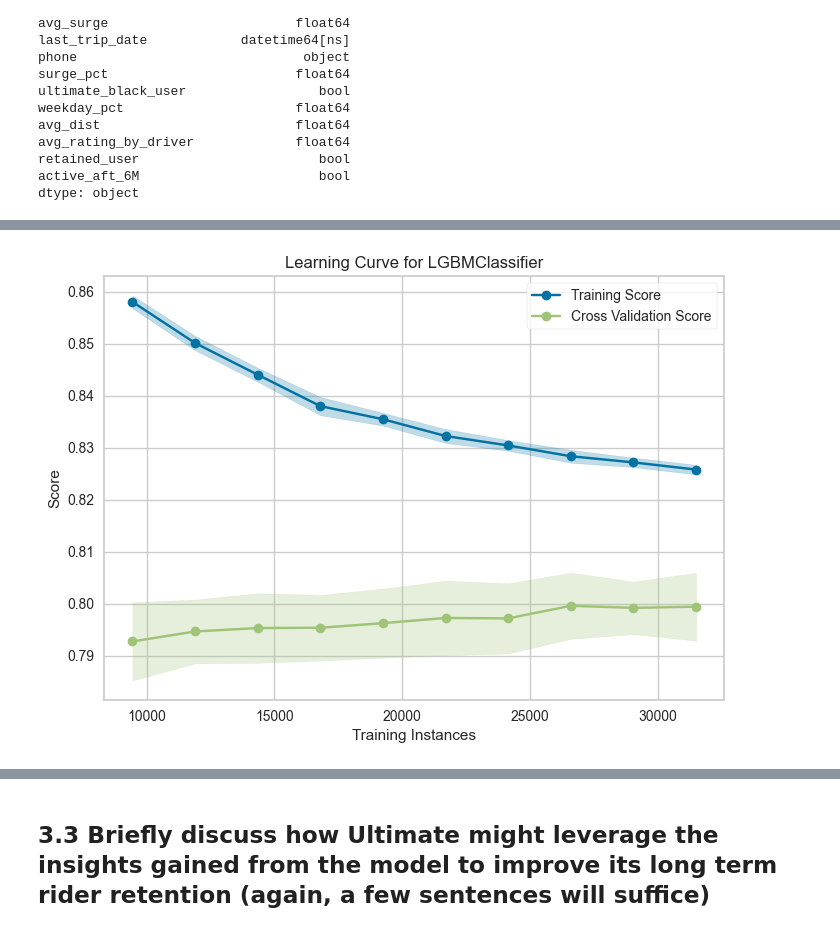
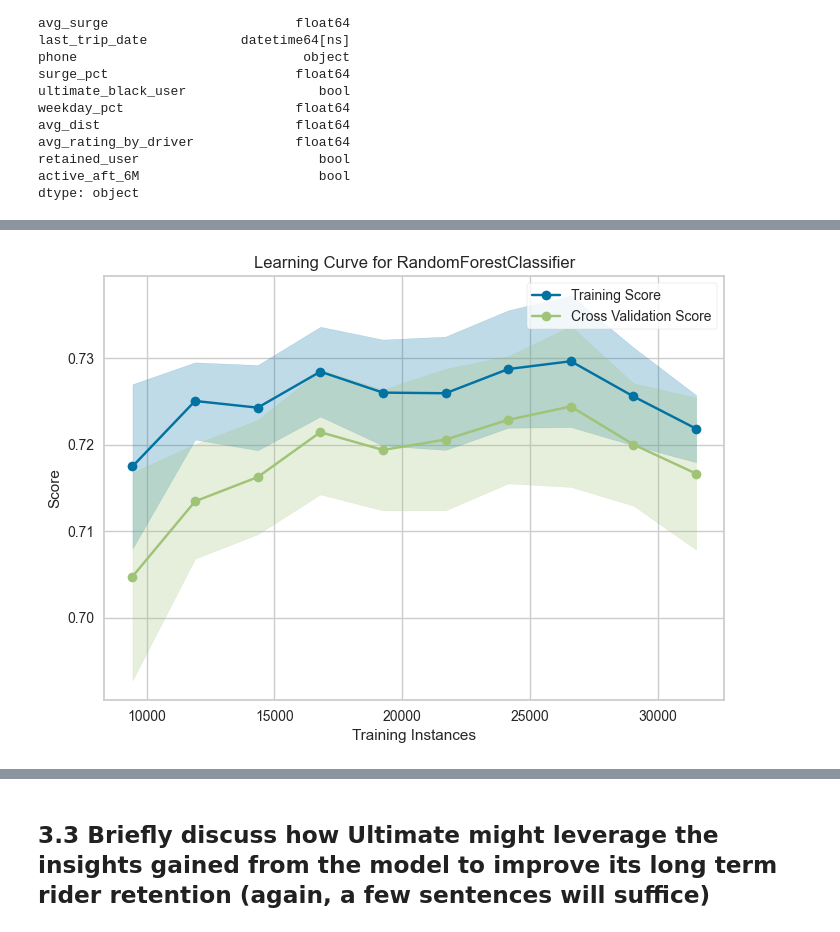
Before and after one commit to qq7933086/Ultimate-Technologies.-Take-Home-Challenge_springboard, a Jupyter notebook: Ultimate_challenge.ipynb, the cells around one changed output, grey strips where cells are left out. Saved outputs shown, nothing was run; the diff lists cells and outputs as text; code cells hidden in the pictures.

```diff
--- a/Ultimate_challenge.ipynb
+++ b/Ultimate_challenge.ipynb
@@ -479,5 +487,5 @@ Fitting 10 folds for each of 10 candidates, totalling 100 fits
 [interactive output not drawn]
 Fitting 10 folds for each of 10 candidates, totalling 100 fits
 # %%
-best_F1_model = automl(optimize = 'F1')
+best_recall_model = automl(optimize = 'Recall')
 # %%
@@ -503,6 +511,6 @@ plot_model(best_F1_model, plot = 'class_report')
 # %%
-plot_model(best_F1_model, plot = 'learning')
+plot_model(best_recall_model, plot = 'learning')
 # %% [output]
 [interactive output not drawn]
-[figure, old version]
+[figure, new version]
 # %%
```
Also changed, not shown: parts of 21 cells of this notebook.
